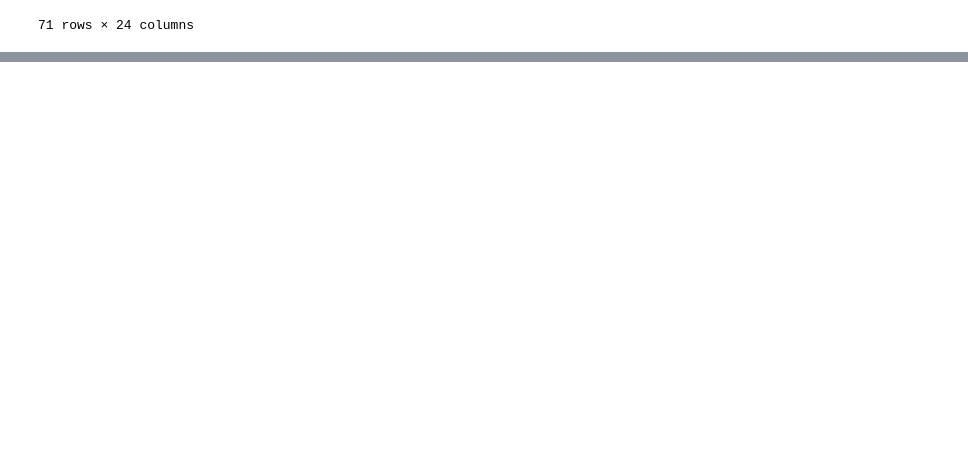
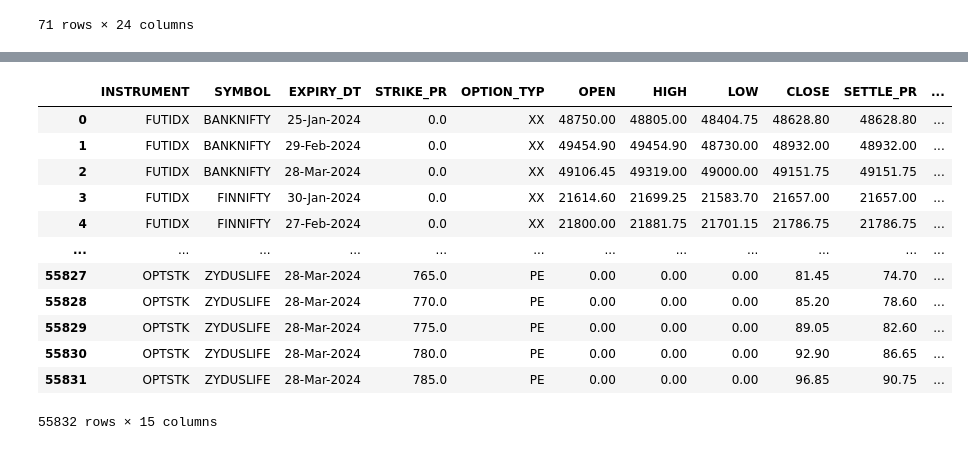
Before and after one commit to SohamDesai1/Trading, a Jupyter notebook: stocks_algo/nse.ipynb, the cells around one changed output, grey strips where cells are left out. Saved outputs shown, nothing was run; the diff lists cells and outputs as text; code cells hidden in the pictures; blank space fills up the shorter version.

```diff
--- a/stocks_algo/nse.ipynb
+++ b/stocks_algo/nse.ipynb
@@ -87,0 +109,16 @@ capital_market.market_watch_all_indices()
+# %%
+derivatives.fno_bhav_copy("29-12-2023")
+# %% [output]
+|  | INSTRUMENT | SYMBOL | EXPIRY_DT | STRIKE_PR | OPTION_TYP | OPEN | HIGH | LOW | CLOSE | SETTLE_PR | ... |
+| 0 | FUTIDX | BANKNIFTY | 25-Jan-2024 | 0.0 | XX | 48750.00 | 48805.00 | 48404.75 | 48628.80 | 48628.80 | ... |
+| 1 | FUTIDX | BANKNIFTY | 29-Feb-2024 | 0.0 | XX | 49454.90 | 49454.90 | 48730.00 | 48932.00 | 48932.00 | ... |
+| 2 | FUTIDX | BANKNIFTY | 28-Mar-2024 | 0.0 | XX | 49106.45 | 49319.00 | 49000.00 | 49151.75 | 49151.75 | ... |
+| 3 | FUTIDX | FINNIFTY | 30-Jan-2024 | 0.0 | XX | 21614.60 | 21699.25 | 21583.70 | 21657.00 | 21657.00 | ... |
+| 4 | FUTIDX | FINNIFTY | 27-Feb-2024 | 0.0 | XX | 21800.00 | 21881.75 | 21701.15 | 21786.75 | 21786.75 | ... |
+| ... | ... | ... | ... | ... | ... | ... | ... | ... | ... | ... | ... |
+| 55827 | OPTSTK | ZYDUSLIFE | 28-Mar-2024 | 765.0 | PE | 0.00 | 0.00 | 0.00 | 81.45 | 74.70 | ... |
+| 55828 | OPTSTK | ZYDUSLIFE | 28-Mar-2024 | 770.0 | PE | 0.00 | 0.00 | 0.00 | 85.20 | 78.60 | ... |
+| 55829 | OPTSTK | ZYDUSLIFE | 28-Mar-2024 | 775.0 | PE | 0.00 | 0.00 | 0.00 | 89.05 | 82.60 | ... |
+| 55830 | OPTSTK | ZYDUSLIFE | 28-Mar-2024 | 780.0 | PE | 0.00 | 0.00 | 0.00 | 92.90 | 86.65 | ... |
+| 55831 | OPTSTK | ZYDUSLIFE | 28-Mar-2024 | 785.0 | PE | 0.00 | 0.00 | 0.00 | 96.85 | 90.75 | ... |
+55832 rows × 15 columns
```
Also changed, not shown: parts of 3 cells of this notebook.
